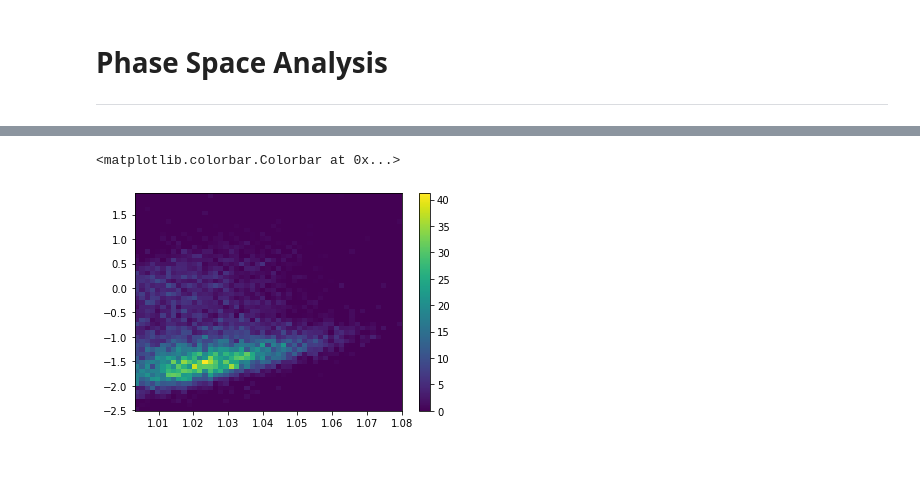
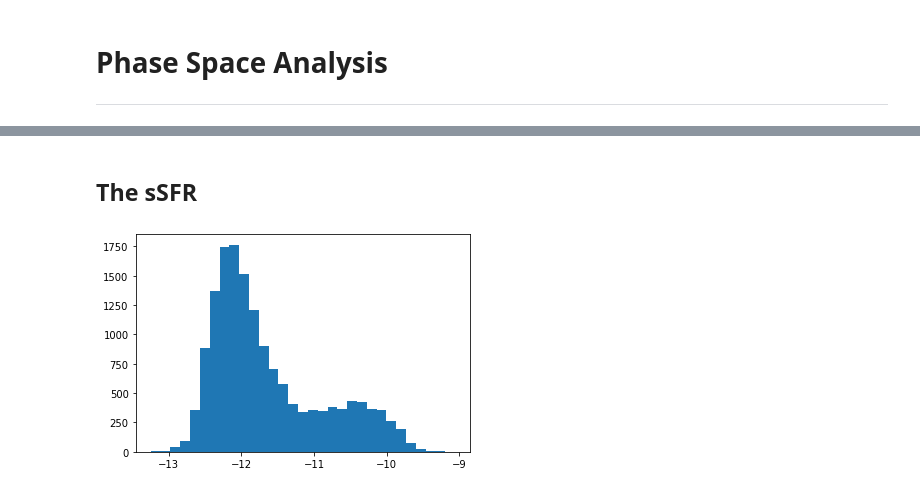
Before and after one commit to estevesjh/galaxyFormation, a Jupyter notebook: notebooks/massSFR - Relation.ipynb, the cells around one changed output, grey strips where cells are left out. Cells and saved outputs as stored; diff of their text form; code cells hidden in the pictures; blank space fills up the shorter version.

```diff
--- a/notebooks/massSFR - Relation.ipynb
+++ b/notebooks/massSFR - Relation.ipynb
@@ -110,6 +110,7 @@ plt.yscale('log')
 # %%
 mass = np.array(gal['mass'])
 sfr  = np.array(gal['sfr'])
+ssfr = np.array(gal['ssfr'])
 Pi   = np.array(gal['pinfall'])
 Po   = np.array(gal['porbital'])
 Pn   = np.array(gal['pinterloper'])
@@ -215,6 +196,6 @@ fig.savefig('../plots/sfr_mass_dynamical_classes.png',facecolor='w', transparent
-# %%
-_ = plt.hist2d(np.log10(mass),sfr,weights=Po,bins=51,density=True)
-plt.colorbar()
-# %% [output]
-<matplotlib.colorbar.Colorbar at 0x...>
-[figure, removed]
+# %% [markdown]
+## The sSFR
+# %%
+_ = plt.hist(ssfr,bins=31)
+# %% [output]
+[figure, added]
```
Also changed, not shown: parts of 33 cells of this notebook, 5 other files.
